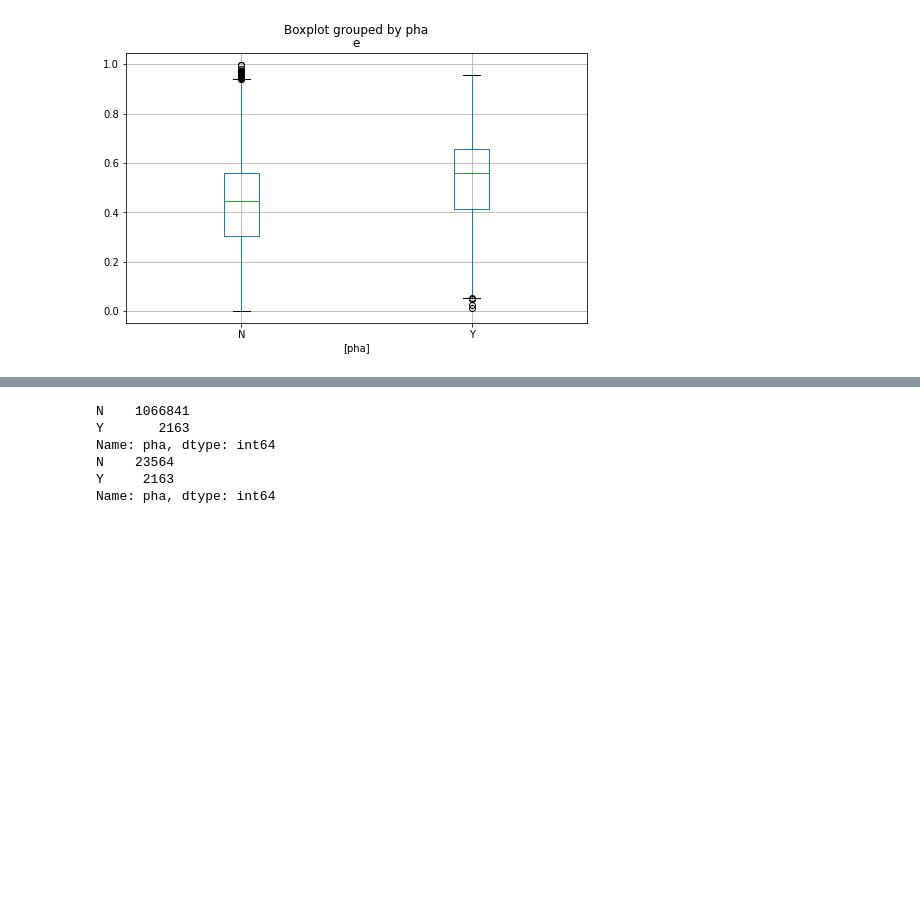
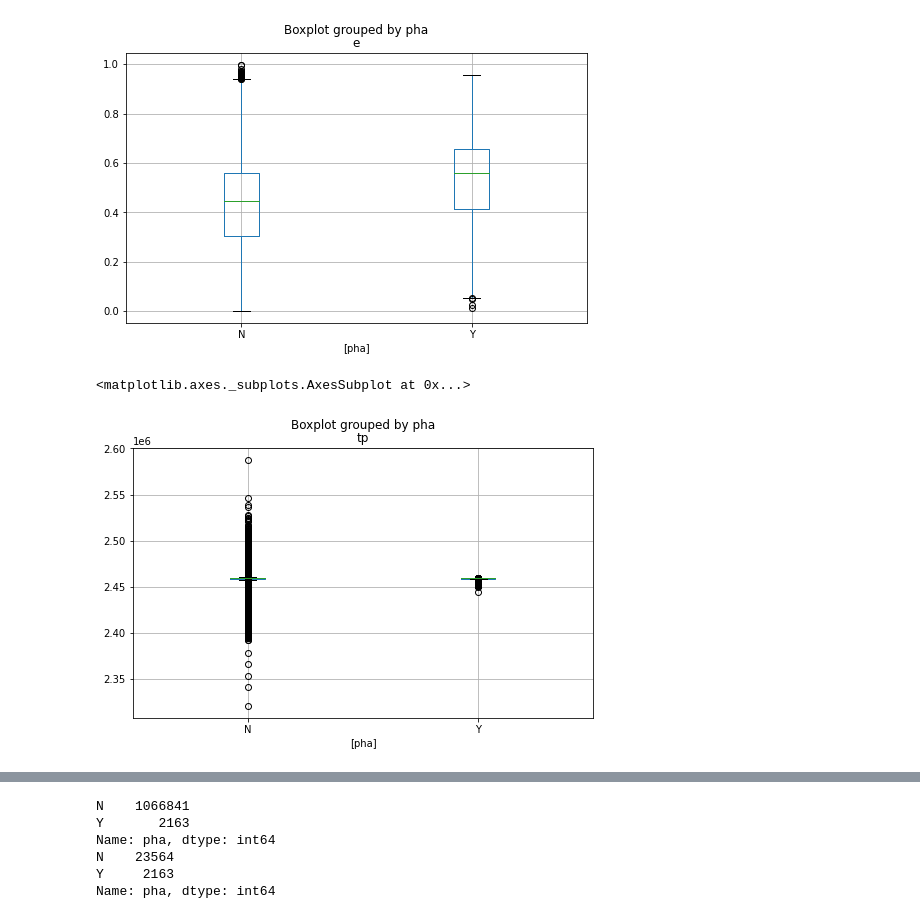
Before and after one commit to comet08/Asteroid_ML_project, a Jupyter notebook: Pha.ipynb, the cells around one changed output, grey strips where cells are left out. Drawn from its saved outputs; the diff is of its cells as text; code cells hidden in the pictures; blank space fills up the shorter version.

```diff
--- a/Pha.ipynb
+++ b/Pha.ipynb
@@ -157,3 +166,8 @@ datas[['e', 'pha']].boxplot(by='pha', figsize=(8,5))
 # %% [output]
 <matplotlib.axes._subplots.AxesSubplot at 0x...>
 [figure]
+# %%
+datas[['tp', 'pha']].boxplot(by='pha', figsize=(8,5))
+# %% [output]
+<matplotlib.axes._subplots.AxesSubplot at 0x...>
+[figure, added]
```
Also changed, not shown: parts of 27 cells of this notebook.
